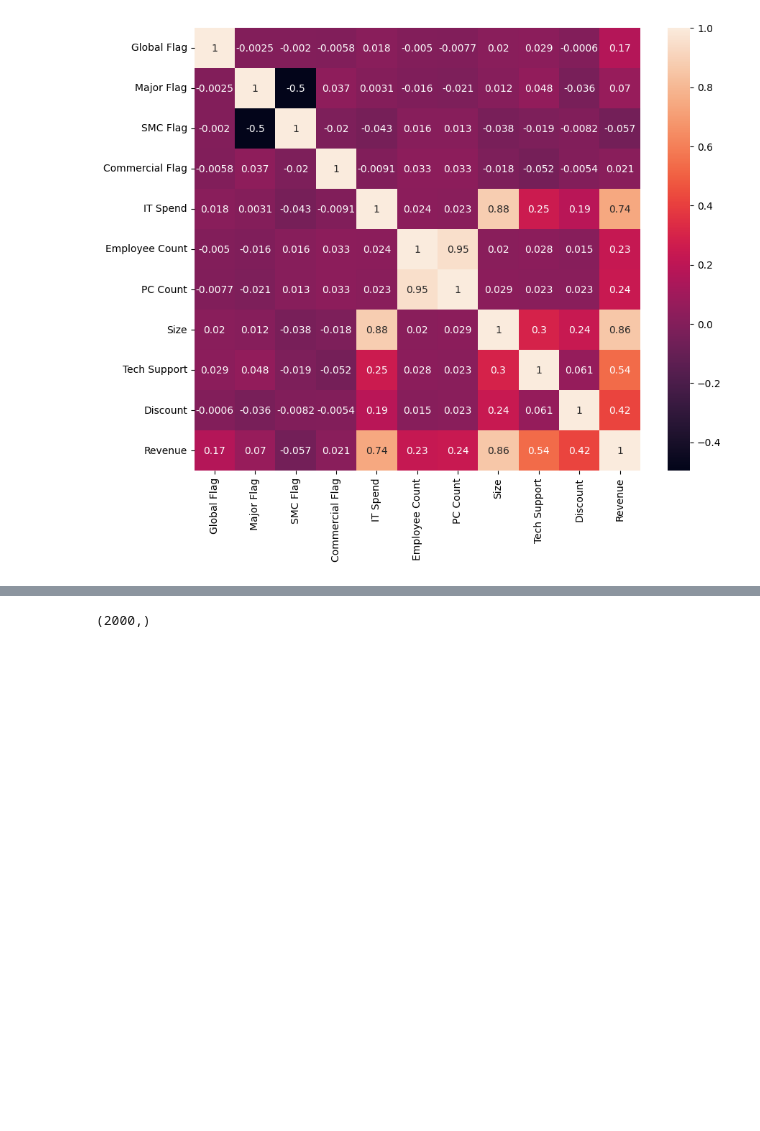
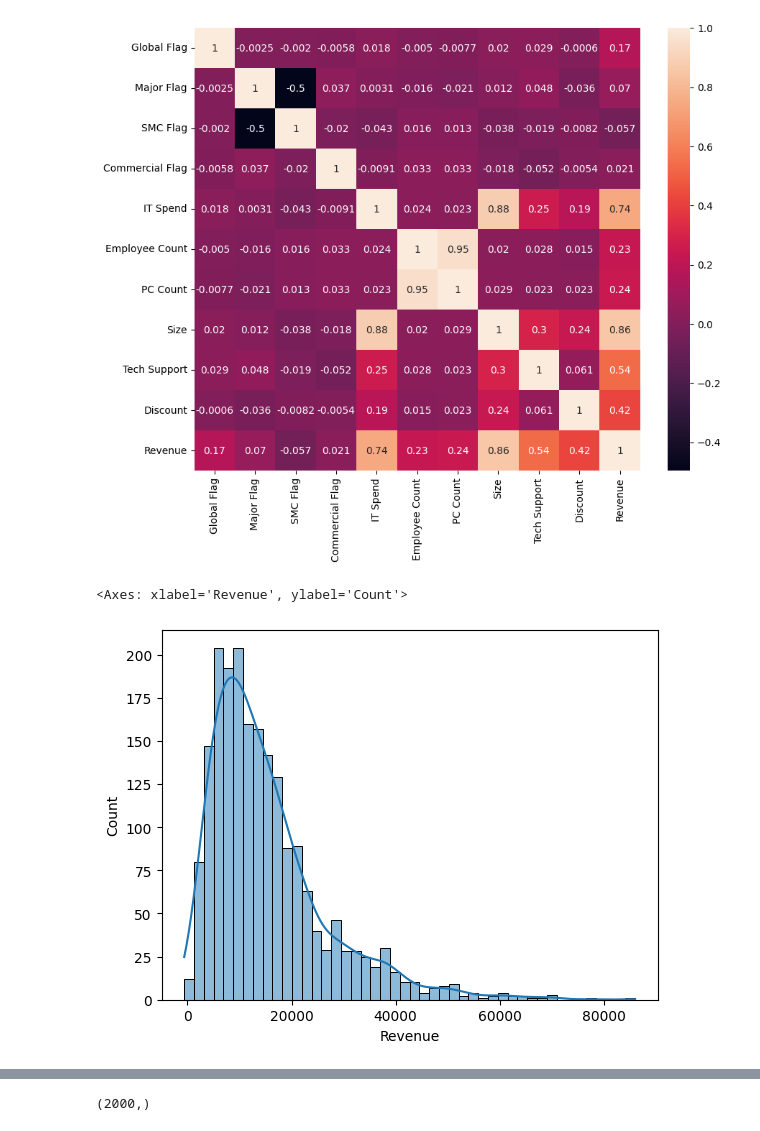
Before and after one commit to sooluh/software-revenue, a Jupyter notebook: notebook.ipynb, the cells around one changed output, grey strips where cells are left out. Drawn from its saved outputs; the diff is of its cells as text; code cells hidden in the pictures; blank space fills up the shorter version.

```diff
--- a/notebook.ipynb
+++ b/notebook.ipynb
@@ -93,3 +93,8 @@ sns.heatmap(df.corr(), annot=True)
 # %% [output]
 <Axes: >
 [figure]
+# %%
+sns.histplot(df['Revenue'], kde=True)
+# %% [output]
+<Axes: xlabel='Revenue', ylabel='Count'>
+[figure, added]
```
Also changed, not shown: parts of 3 cells of this notebook.
